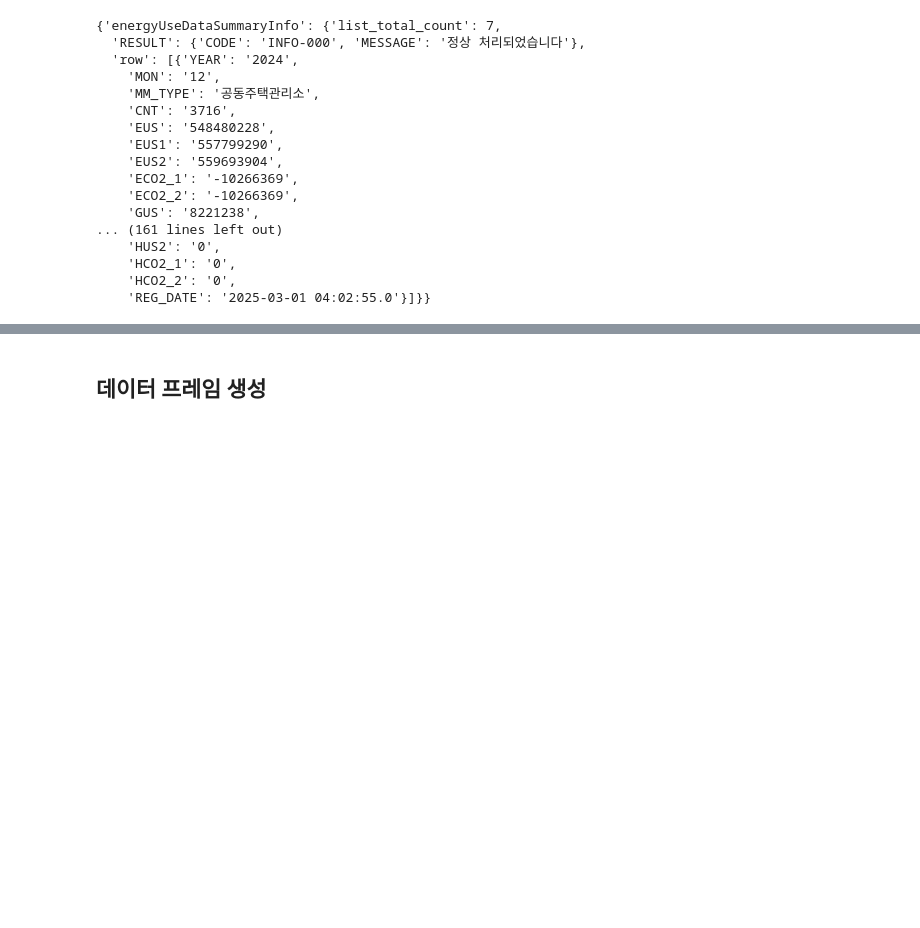
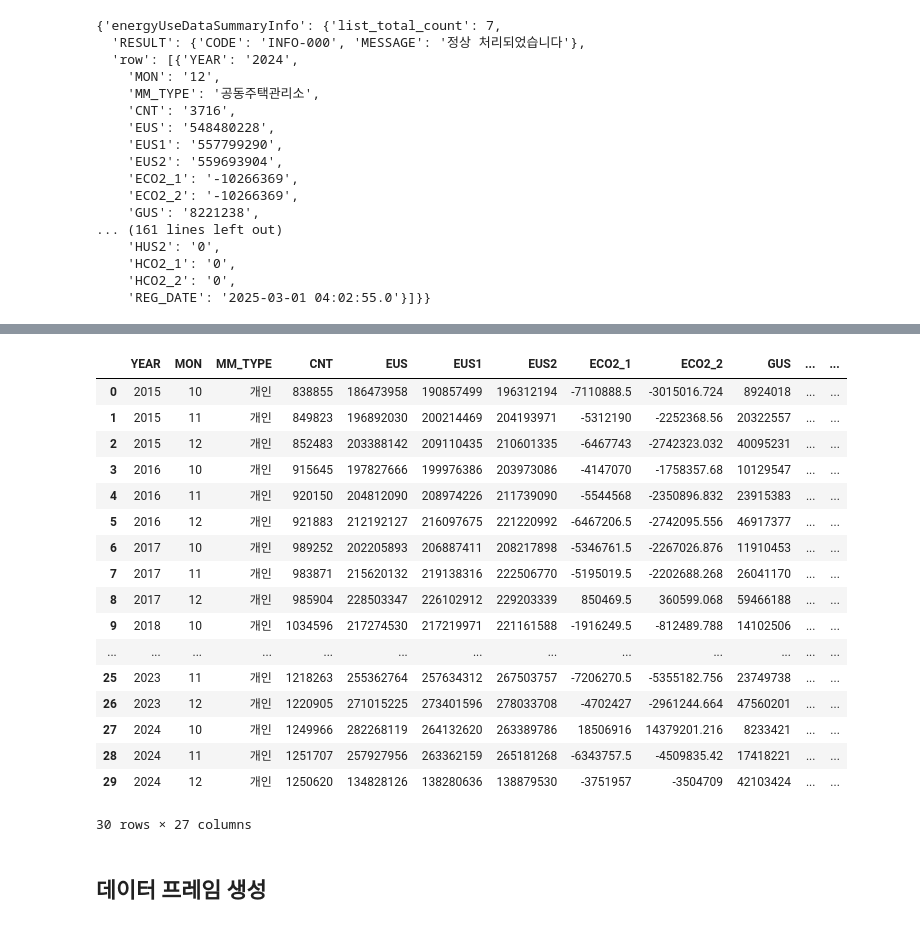
Before and after one commit to BaekJeongsuk/Data-Analysis-with-Open-Source, a Jupyter notebook: 오픈소스_데이터_분석_5강.ipynb, the cells around one changed output, grey strips where cells are left out. Saved outputs shown, nothing was run; the diff lists cells and outputs as text; code cells hidden in the pictures; blank space fills up the shorter version.

```diff
--- a/오픈소스_데이터_분석_5강.ipynb
+++ b/오픈소스_데이터_분석_5강.ipynb
@@ -404,0 +524,24 @@ df_personal = df[df['MM_TYPE'] == '개인']
+# %%
+import pandas as pd
+
+# DataFrame 변환
+df = pd.DataFrame(data_list)
+
+# 연도(year) 컬럼 추가 (이미 YEAR가 있지만, 혹시 모를 일관성 위해 복사)
+df["year"] = df["YEAR"].astype(int)
+
+# 월을 기준으로 계절(season) 컬럼 추가
+def get_season(month):
+    if month in [3, 4, 5]:
+        return "spring"
+    elif month in [6, 7, 8]:
+        return "summer"
+    elif month in [9, 10, 11]:
+        return "autumn"
+    else:
+        return "winter"
+
+df["season"] = df["MON"].astype(int).apply(get_season)
+
+# 확인
+print(df[["YEAR", "MON", "year", "season"]].head(12))
@@ -405,3 +562,41 @@ df_personal = df[df['MM_TYPE'] == '개인']
+# %%
+# 연도(year) 컬럼 추가
+df["year"] = df["YEAR"].astype(int)
+
+# 월을 기준으로 계절(season) 컬럼 추가
+def get_season(month):
+    if month in [3, 4, 5]:
+        return "spring"
+    elif month in [6, 7, 8]:
+        return "summer"
+    elif month in [9, 10, 11]:
+        return "autumn"
+    else:
+        return "winter"
+
+df["season"] = df["MON"].astype(int).apply(get_season)
+df
+# 확인
+#print(df[["YEAR", "MON", "year", "season"]].head(15))
+# %% [output]
+|  | YEAR | MON | MM_TYPE | CNT | EUS | EUS1 | EUS2 | ECO2_1 | ECO2_2 | GUS | ... | ... |
+| 0 | 2015 | 10 | 개인 | 838855 | 186473958 | 190857499 | 196312194 | -7110888.5 | -3015016.724 | 8924018 | ... | ... |
+| 1 | 2015 | 11 | 개인 | 849823 | 196892030 | 200214469 | 204193971 | -5312190 | -2252368.56 | 20322557 | ... | ... |
+| 2 | 2015 | 12 | 개인 | 852483 | 203388142 | 209110435 | 210601335 | -6467743 | -2742323.032 | 40095231 | ... | ... |
+| 3 | 2016 | 10 | 개인 | 915645 | 197827666 | 199976386 | 203973086 | -4147070 | -1758357.68 | 10129547 | ... | ... |
+| 4 | 2016 | 11 | 개인 | 920150 | 204812090 | 208974226 | 211739090 | -5544568 | -2350896.832 | 23915383 | ... | ... |
+| 5 | 2016 | 12 | 개인 | 921883 | 212192127 | 216097675 | 221220992 | -6467206.5 | -2742095.556 | 46917377 | ... | ... |
+| 6 | 2017 | 10 | 개인 | 989252 | 202205893 | 206887411 | 208217898 | -5346761.5 | -2267026.876 | 11910453 | ... | ... |
+| 7 | 2017 | 11 | 개인 | 983871 | 215620132 | 219138316 | 222506770 | -5195019.5 | -2202688.268 | 26041170 | ... | ... |
+| 8 | 2017 | 12 | 개인 | 985904 | 228503347 | 226102912 | 229203339 | 850469.5 | 360599.068 | 59466188 | ... | ... |
+| 9 | 2018 | 10 | 개인 | 1034596 | 217274530 | 217219971 | 221161588 | -1916249.5 | -812489.788 | 14102506 | ... | ... |
+| ... | ... | ... | ... | ... | ... | ... | ... | ... | ... | ... | ... | ... |
+| 25 | 2023 | 11 | 개인 | 1218263 | 255362764 | 257634312 | 267503757 | -7206270.5 | -5355182.756 | 23749738 | ... | ... |
+| 26 | 2023 | 12 | 개인 | 1220905 | 271015225 | 273401596 | 278033708 | -4702427 | -2961244.664 | 47560201 | ... | ... |
+| 27 | 2024 | 10 | 개인 | 1249966 | 282268119 | 264132620 | 263389786 | 18506916 | 14379201.216 | 8233421 | ... | ... |
+| 28 | 2024 | 11 | 개인 | 1251707 | 257927956 | 263362159 | 265181268 | -6343757.5 | -4509835.42 | 17418221 | ... | ... |
+| 29 | 2024 | 12 | 개인 | 1250620 | 134828126 | 138280636 | 138879530 | -3751957 | -3504709 | 42103424 | ... | ... |
+30 rows × 27 columns
 # %% [markdown]
 ## 데이터 프레임 생성
 # %%
```
Also changed, not shown: parts of 11 cells of this notebook.
